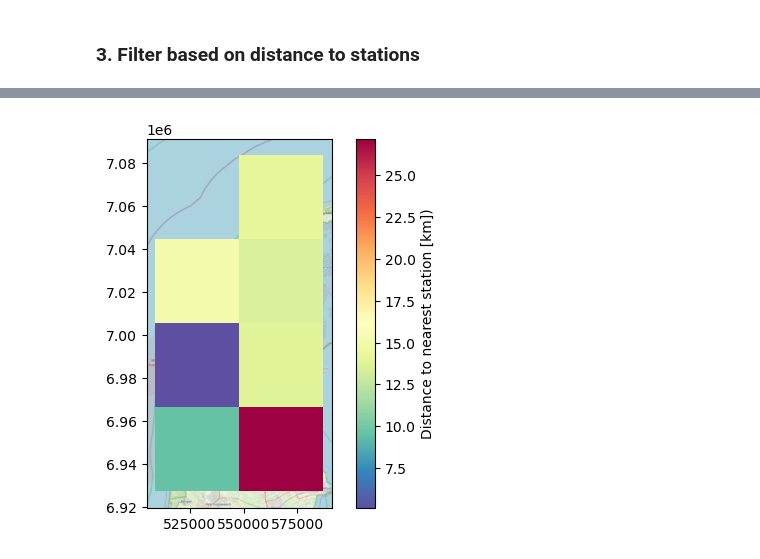
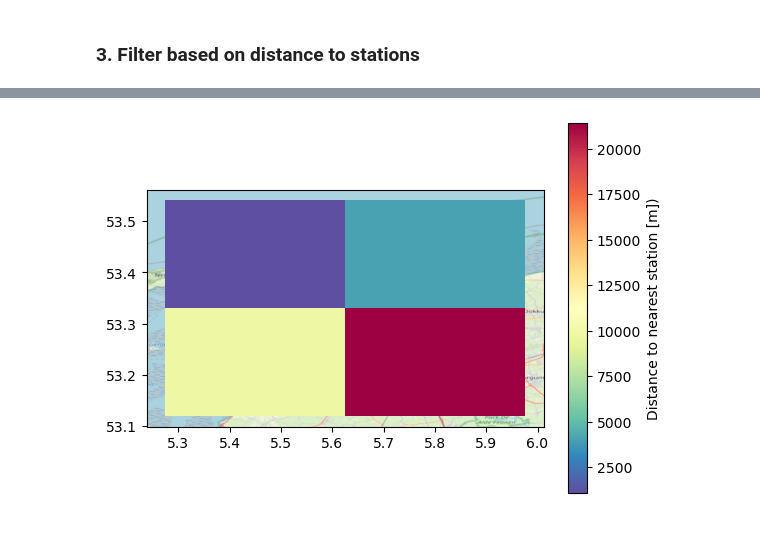
Before and after one commit to openearth/eo-bathymetry, a Jupyter notebook: notebooks/cmems-bathymetry/check_global_tiles.ipynb, the cells around one changed output, grey strips where cells are left out. Drawn from its saved outputs; the diff is of its cells as text; code cells hidden in the pictures; blank space fills up the shorter version.

Commit message:
Update check_global_tiles.ipynb
filter global boxes

```diff
--- a/notebooks/cmems-bathymetry/check_global_tiles.ipynb
+++ b/notebooks/cmems-bathymetry/check_global_tiles.ipynb
@@ -66,6 +74,7 @@ stop_date = "2022-01-01" # end date of the composites
 compo_int = 12 # composite interval [months]
 compo_len = 12 # composite length [months]
 scale = 100  # output resolution of the image [m]
+GEBCO_scale = 465 #m, actually 463 m but rounded up to the nearest 5 m
 crs = "EPSG:4326" # output projection of the image
 
 # tiling options
@@ -185,7 +194,7 @@ for i in allfiles:
         df_org = df_buf[df_buf["pixel_value"] == 3.0] # select only the pixels with value 3.0 (original) --> 415 k rows (polygons)
 
         # inner join to match the AOI and mask
-        gdfs_org = df_buf.sjoin(gdf_AOI, how="inner")
+        gdfs_org = df_org.sjoin(gdf_AOI, how="inner")
 # %% [output]
 gebco_2024_latminus2_merge_result.parquet
 # %%
@@ -519,12 +627,42 @@ ctx.add_basemap(ax, crs=gdf_mask_.crs, attribution='', source=ctx.providers.Open
 # %%
 # Create a kd-tree for the stations
 from scipy.spatial import cKDTree
-tree = cKDTree(gdf_stations['geometry'].apply(lambda x: (x.x, x.y)).tolist())
+tree = cKDTree(gdf_stations['geometry'].to_crs("EPSG:3857").apply(lambda x: (x.x, x.y)).tolist())
 
-# Find the nearest station and its distance
+# Find the nearest station and its wrongfull (!) distance
 def find_nearest_station(row):
     dist, idx = tree.query((row['geometry'].centroid.x, row['geometry'].centroid.y))
-    return pd.Series([idx, dist/1000])
+    return pd.Series([int(idx), dist/1000, gdf_stations['geometry'][idx]]) # dist in km
 
 # Find the nearest station
-gdf_boxes[['idx_nearest_station', 'distance_nearest_station']] = gdf_boxes.apply(find_nearest_station, axis=1)
+gdf_boxes[['idx_nearest_station', 'distance_nearest_station', 'nearest_station_coord']] = gdf_boxes.to_crs("EPSG:3857").apply(find_nearest_station, axis=1)
+# %%
+# correct the wrongfull distance
+def haversine_corr(tile):
+    """
+    Calculate the great-circle distance between two points on the Earth's surface using the Haversine formula.
+    """
+    # access the data
+    lat1, lon1 = gdf_boxes[gdf_boxes["name"] == tile].geometry.centroid.iloc[0].y, gdf_boxes[gdf_boxes["name"] == tile].geometry.centroid.iloc[0].x  # Berlin
+    lat2, lon2 = gdf_boxes[gdf_boxes["name"] == tile].nearest_station_coord.iloc[0].y, gdf_boxes[gdf_boxes["name"] == tile].nearest_station_coord.iloc[0].x   # Paris
+
+    R = 6371  # Earth's radius in km
+
+    # Convert latitude and longitude from degrees to radians
+    phi1, phi2 = math.radians(lat1), math.radians(lat2)
+    delta_phi = math.radians(lat2 - lat1)
+    delta_lambda = math.radians(lon2 - lon1)
+
+    # Haversine formula
+    a = math.sin(delta_phi / 2) ** 2 + math.cos(phi1) * math.cos(phi2) * math.sin(delta_lambda / 2) ** 2
+    c = 2 * math.atan2(math.sqrt(a), math.sqrt(1 - a))
+
+    return R * c * 1000 # Distance in m
+
+for idx, tile in enumerate(gdf_boxes["name"]):
+    print("%s of %s"%(idx, len(gdf_boxes["name"])), flush=True, end="\r")
+    gdf_boxes.loc[gdf_boxes["name"] == tile, "distance_nearest_station_corr"] = float(haversine_corr(tile))
+
+# replace boxes dist with corrected distance
+gdf_boxes = gdf_boxes.drop(columns=['distance_nearest_station'])
+gdf_boxes = gdf_boxes.rename(columns={"distance_nearest_station_corr": "distance_nearest_station"})
@@ -531,10 +740,10 @@ gdf_boxes[['idx_nearest_station', 'distance_nearest_station']] = gdf_boxes.apply
 # %%
 # Clip boxes
 gdf_boxes_ = gdf_boxes[gdf_boxes.intersects(gdf_bbox.unary_union)].copy()
 
 # Plot boxes
 fig, ax = plt.subplots()
-gdf_boxes_.plot(ax=ax, column='distance_nearest_station', cmap='Spectral_r', legend=True, legend_kwds={'label': "Distance to nearest station [km])"})
+gdf_boxes_.plot(ax=ax, column='distance_nearest_station', cmap='Spectral_r', legend=True, legend_kwds={'label': "Distance to nearest station [m])"})
 ctx.add_basemap(ax=ax, crs=gdf_boxes_.crs, attribution='', source=ctx.providers.OpenStreetMap.Mapnik)
 # %% [output]
-[figure, old version]
+[figure, new version]
```
Also changed, not shown: parts of 35 cells of this notebook.
